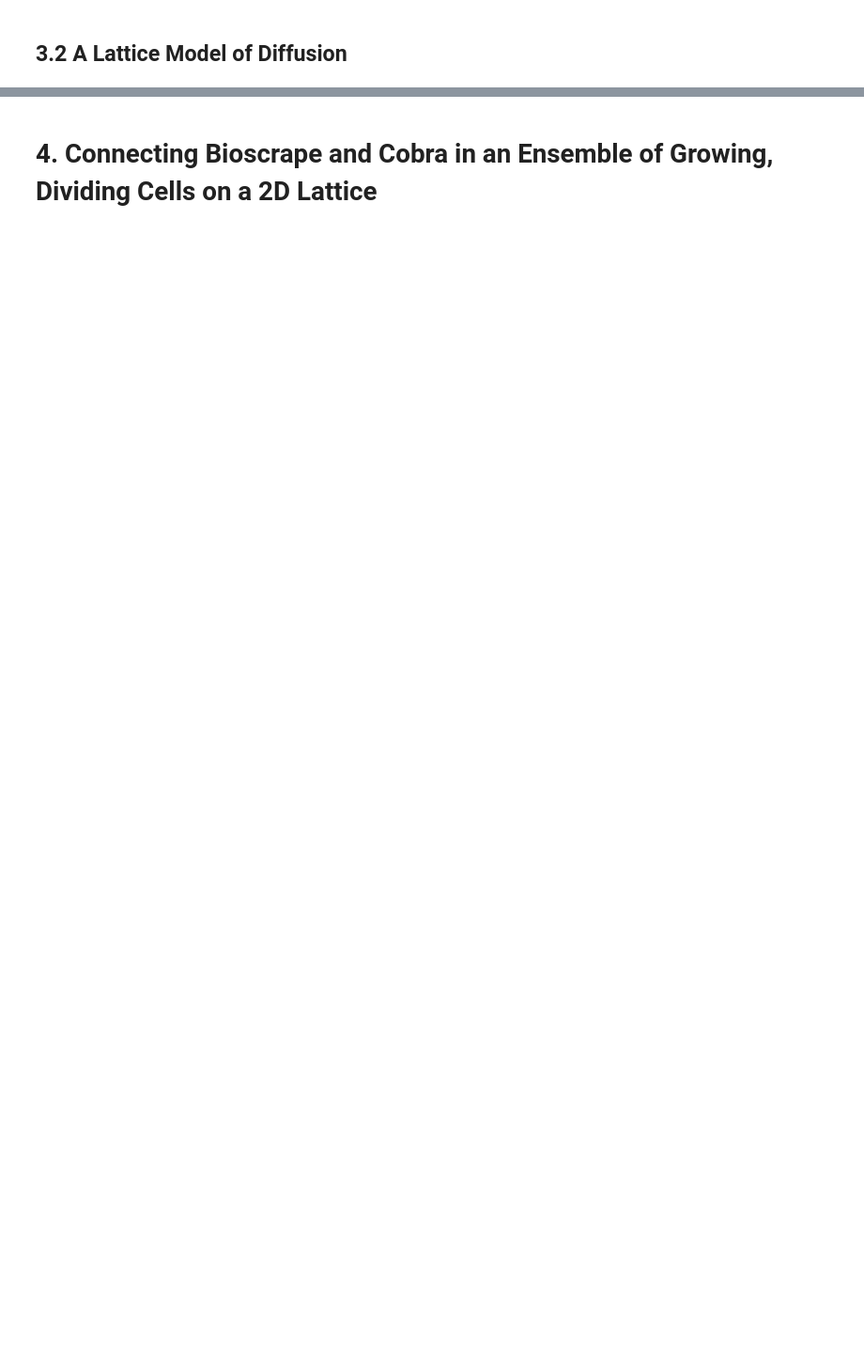
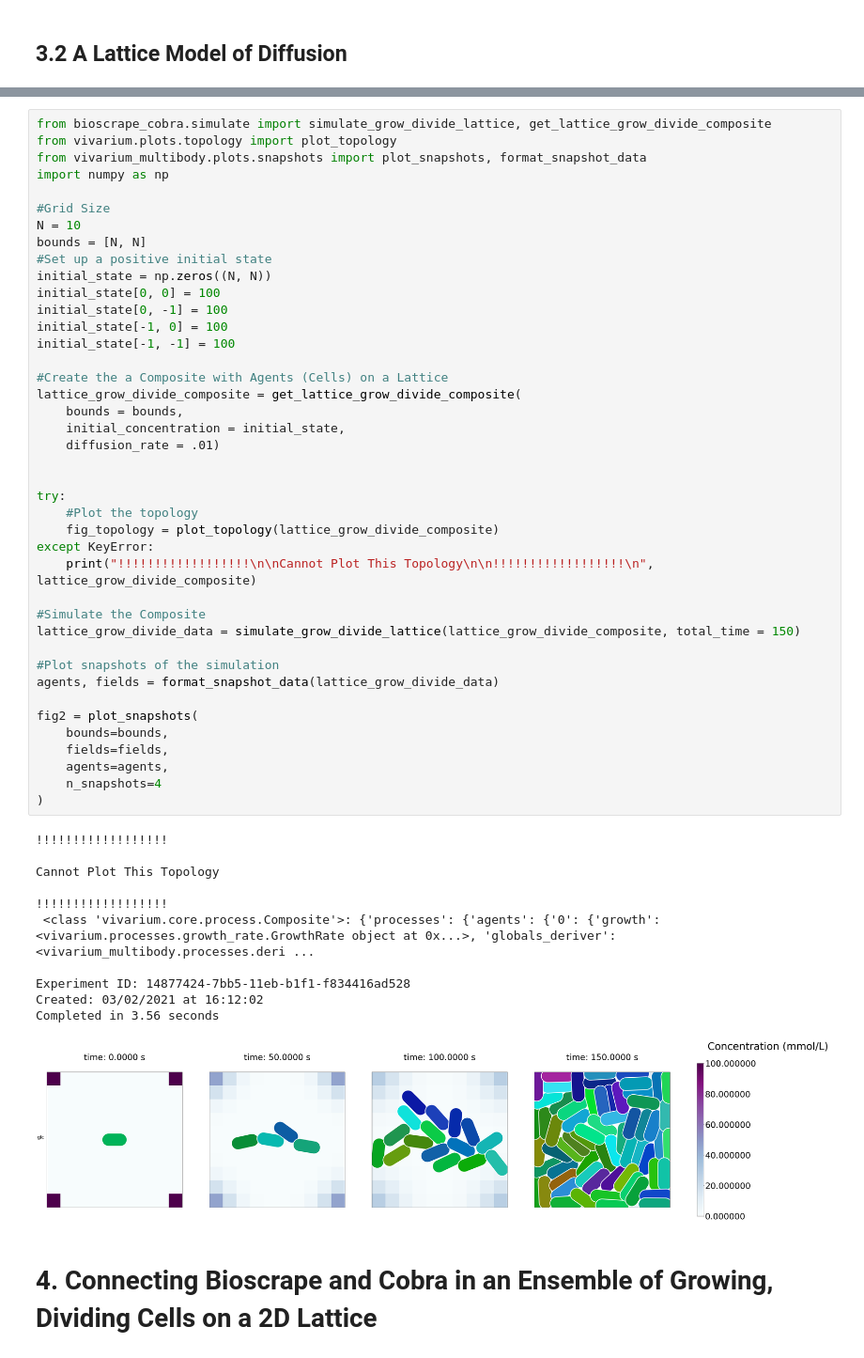
Before and after one commit to vivarium-collective/vivarium-notebooks, a Jupyter notebook: lac_operon/VivariumLacOperonNotebook.ipynb, the cells around one changed output, grey strips where cells are left out. Shown at 94% size. Saved outputs shown, nothing was run; the diff lists cells and outputs as text; blank space fills up the shorter version.

```diff
--- a/lac_operon/VivariumLacOperonNotebook.ipynb
+++ b/lac_operon/VivariumLacOperonNotebook.ipynb
@@ -134,2 +186,55 @@ Completed in 0.148614 seconds
+# %%
+from bioscrape_cobra.simulate import simulate_grow_divide_lattice, get_lattice_grow_divide_composite
+from vivarium.plots.topology import plot_topology
+from vivarium_multibody.plots.snapshots import plot_snapshots, format_snapshot_data
+import numpy as np
+
+#Grid Size
+N = 10
+bounds = [N, N]
+#Set up a positive initial state
+initial_state = np.zeros((N, N))
+initial_state[0, 0] = 100
+initial_state[0, -1] = 100
+initial_state[-1, 0] = 100
+initial_state[-1, -1] = 100
+
+#Create the a Composite with Agents (Cells) on a Lattice
+lattice_grow_divide_composite = get_lattice_grow_divide_composite(
+    bounds = bounds,
+    initial_concentration = initial_state,
+    diffusion_rate = .01)
+
+
+try:
+    #Plot the topology
+    fig_topology = plot_topology(lattice_grow_divide_composite)
+except KeyError:
+    print("!!!!!!!!!!!!!!!!!!\n\nCannot Plot This Topology\n\n!!!!!!!!!!!!!!!!!!\n", lattice_grow_divide_composite)
+
+#Simulate the Composite
+lattice_grow_divide_data = simulate_grow_divide_lattice(lattice_grow_divide_composite, total_time = 150)
+
+#Plot snapshots of the simulation
+agents, fields = format_snapshot_data(lattice_grow_divide_data)
+
+fig2 = plot_snapshots(
+    bounds=bounds,
+    fields=fields,
+    agents=agents,
+    n_snapshots=4
+)
+# %% [output]
+!!!!!!!!!!!!!!!!!!
+
+Cannot Plot This Topology
+
+!!!!!!!!!!!!!!!!!!
+ <class 'vivarium.core.process.Composite'>: {'processes': {'agents': {'0': {'growth': <vivarium.processes.growth_rate.GrowthRate object at 0x...>, 'globals_deriver': <vivarium_multibody.processes.deri ...
+
+Experiment ID: 14877424-7bb5-11eb-b1f1-f834416ad528
+Created: 03/02/2021 at 16:12:02
+Completed in 3.56 seconds
+[figure, added]
 # %% [markdown]
 # 4. Connecting Bioscrape and Cobra in an Ensemble of Growing, Dividing Cells on a 2D Lattice
```
Also changed, not shown: parts of 9 cells of this notebook, 1 other file.
